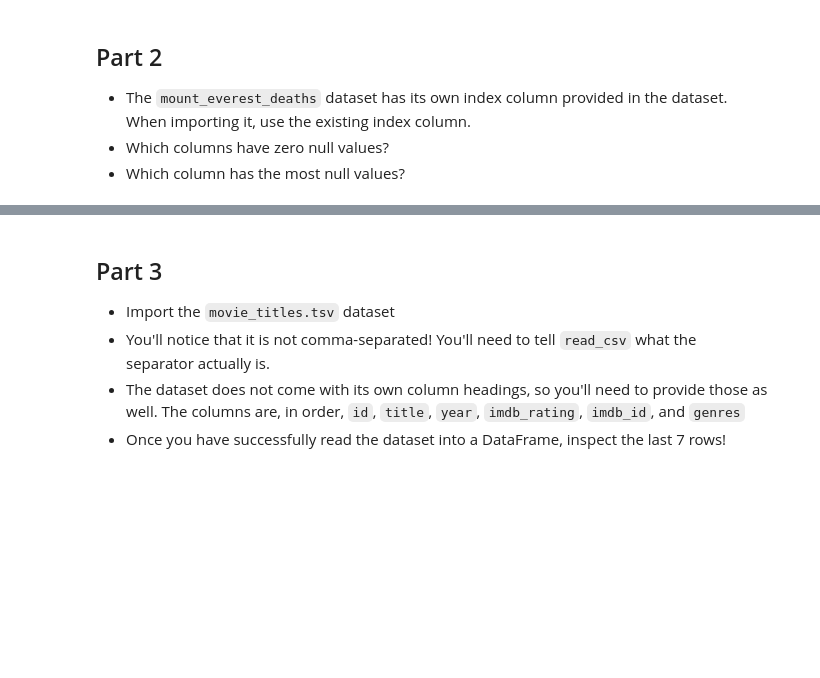
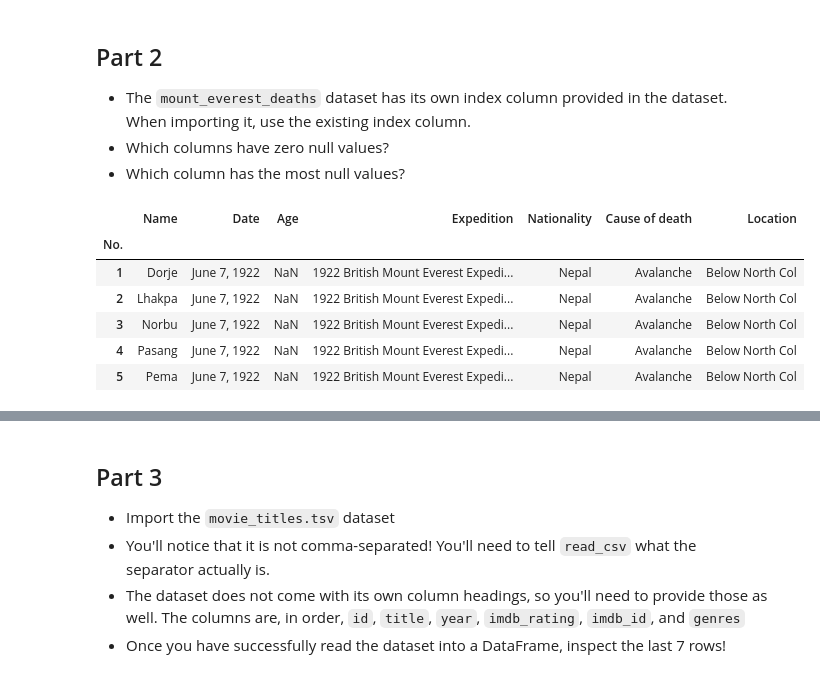
Before and after one commit to souravdev-eng/data-analysis-and-visualization, a Jupyter notebook: EXERCISE_02_Dataframe_Basics.ipynb, the cells around one changed output, grey strips where cells are left out. Cells and saved outputs as stored; diff of their text form; code cells hidden in the pictures; blank space fills up the shorter version.

```diff
--- a/EXERCISE_02_Dataframe_Basics.ipynb
+++ b/EXERCISE_02_Dataframe_Basics.ipynb
@@ -95,3 +95,14 @@ best_seller.isnull()
 * The `mount_everest_deaths` dataset has its own index column provided in the dataset.  When importing it, use the existing index column.
 * Which columns have zero null values?
 * Which column has the most null values?
+# %%
+mount = pd.read_csv("data/mount_everest_deaths.csv",index_col=0)
+mount.head()
+# %% [output]
+|  | Name | Date | Age | Expedition | Nationality | Cause of death | Location |
+| No. |  |  |  |  |  |  |  |
+| 1 | Dorje | June 7, 1922 | NaN | 1922 British Mount Everest Expedi... | Nepal | Avalanche | Below North Col |
+| 2 | Lhakpa | June 7, 1922 | NaN | 1922 British Mount Everest Expedi... | Nepal | Avalanche | Below North Col |
+| 3 | Norbu | June 7, 1922 | NaN | 1922 British Mount Everest Expedi... | Nepal | Avalanche | Below North Col |
+| 4 | Pasang | June 7, 1922 | NaN | 1922 British Mount Everest Expedi... | Nepal | Avalanche | Below North Col |
+| 5 | Pema | June 7, 1922 | NaN | 1922 British Mount Everest Expedi... | Nepal | Avalanche | Below North Col |
```
Also changed, not shown: parts of 2 cells of this notebook.
